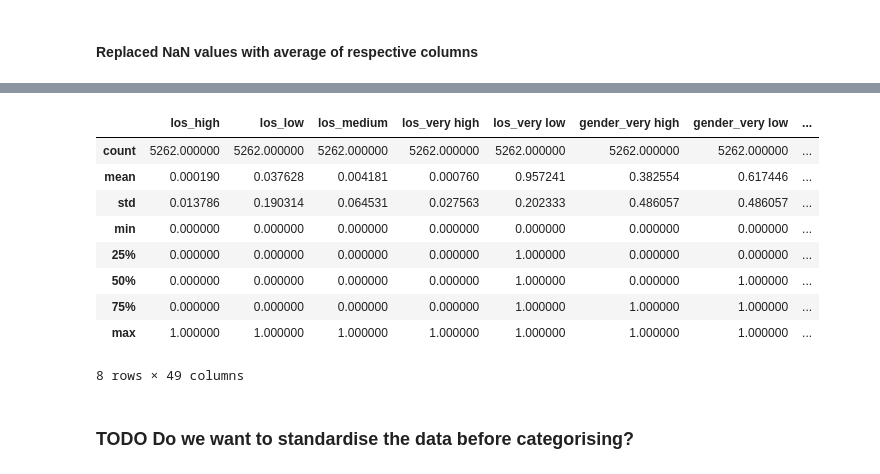
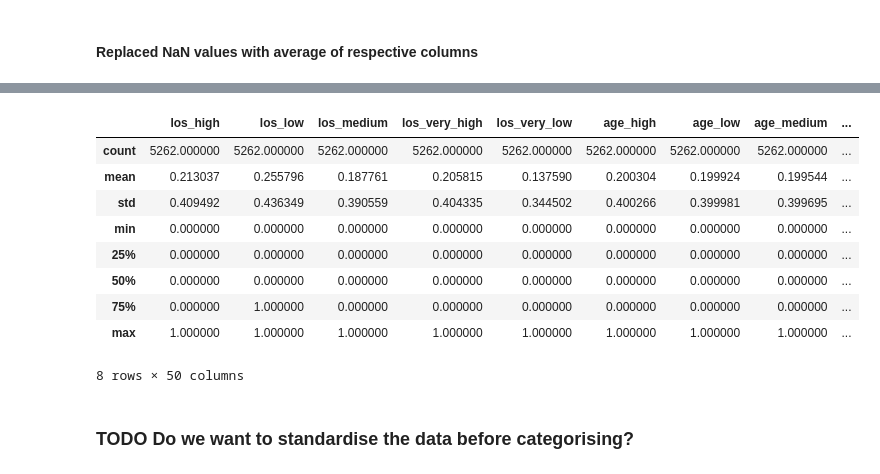
Before and after one commit to BenMarkFrost/LEN_Individual_Project, a Jupyter notebook: Static/kBins.ipynb, the cells around one changed output, grey strips where cells are left out. Drawn from its saved outputs; the diff is of its cells as text; code cells hidden in the pictures.

```diff
--- a/Static/kBins.ipynb
+++ b/Static/kBins.ipynb
@@ -93,0 +116,2 @@ categorisedDF
+# %%
+pd.set_option('display.max_rows', 1000)
@@ -106,9 +150,0 @@ categorisedDF.describe()
-# %%
-categories = {0: 'very low', 1: 'low', 2: 'medium', 3: 'high', 4: 'very high'}
-
-for col in categorisedDF.columns:
-    categorisedDF[col] = categorisedDF[col].map(categories)
-
-categorisedDF = pd.get_dummies(categorisedDF)
-
-categorisedDF.head()
@@ -122,0 +151,8 @@ categorisedDF.head()
+# %%
+categories = {0: 'very_low', 1: 'low', 2: 'medium', 3: 'high', 4: 'very_high'}
+
+encodedDF = categorisedDF.copy()
+
+encodedDF[['respiration','coagulation','liver','renal','cardiovascular','cns']] = mimicDF[['respiration','coagulation','liver','renal','cardiovascular','cns']]
+
+encodedDF
@@ -122,0 +173,9 @@ categorisedDF.head()
+# %%
+for col in encodedDF.columns:
+    encodedDF[col] = encodedDF[col].map(categories)
+
+encodedDF['gender'] = mimicDF['gender'].map({0:'male', 1:'female'})
+
+encodedDF = pd.get_dummies(encodedDF)
+
+encodedDF.head()
@@ -123,13 +190,13 @@ categorisedDF.head()
 # %%
-categorisedDF.describe()
+encodedDF.describe()
 # %% [output]
-|  | los_high | los_low | los_medium | los_very high | los_very low | gender_very high | gender_very low | ... |
-| count | 5262.000000 | 5262.000000 | 5262.000000 | 5262.000000 | 5262.000000 | 5262.000000 | 5262.000000 | ... |
-| mean | 0.000190 | 0.037628 | 0.004181 | 0.000760 | 0.957241 | 0.382554 | 0.617446 | ... |
-| std | 0.013786 | 0.190314 | 0.064531 | 0.027563 | 0.202333 | 0.486057 | 0.486057 | ... |
-| min | 0.000000 | 0.000000 | 0.000000 | 0.000000 | 0.000000 | 0.000000 | 0.000000 | ... |
-| 25% | 0.000000 | 0.000000 | 0.000000 | 0.000000 | 1.000000 | 0.000000 | 0.000000 | ... |
-| 50% | 0.000000 | 0.000000 | 0.000000 | 0.000000 | 1.000000 | 0.000000 | 1.000000 | ... |
-| 75% | 0.000000 | 0.000000 | 0.000000 | 0.000000 | 1.000000 | 1.000000 | 1.000000 | ... |
-| max | 1.000000 | 1.000000 | 1.000000 | 1.000000 | 1.000000 | 1.000000 | 1.000000 | ... |
+|  | los_high | los_low | los_medium | los_very_high | los_very_low | age_high | age_low | age_medium | ... |
+| count | 5262.000000 | 5262.000000 | 5262.000000 | 5262.000000 | 5262.000000 | 5262.000000 | 5262.000000 | 5262.000000 | ... |
+| mean | 0.213037 | 0.255796 | 0.187761 | 0.205815 | 0.137590 | 0.200304 | 0.199924 | 0.199544 | ... |
+| std | 0.409492 | 0.436349 | 0.390559 | 0.404335 | 0.344502 | 0.400266 | 0.399981 | 0.399695 | ... |
+| min | 0.000000 | 0.000000 | 0.000000 | 0.000000 | 0.000000 | 0.000000 | 0.000000 | 0.000000 | ... |
+| 25% | 0.000000 | 0.000000 | 0.000000 | 0.000000 | 0.000000 | 0.000000 | 0.000000 | 0.000000 | ... |
+| 50% | 0.000000 | 0.000000 | 0.000000 | 0.000000 | 0.000000 | 0.000000 | 0.000000 | 0.000000 | ... |
+| 75% | 0.000000 | 1.000000 | 0.000000 | 0.000000 | 0.000000 | 0.000000 | 0.000000 | 0.000000 | ... |
+| max | 1.000000 | 1.000000 | 1.000000 | 1.000000 | 1.000000 | 1.000000 | 1.000000 | 1.000000 | ... |
-8 rows × 49 columns
+8 rows × 50 columns
```
Also changed, not shown: parts of 20 cells of this notebook, 1 other file.
